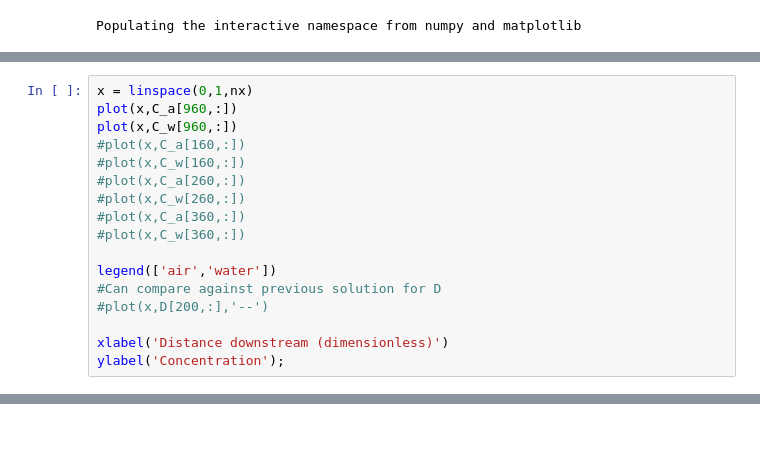
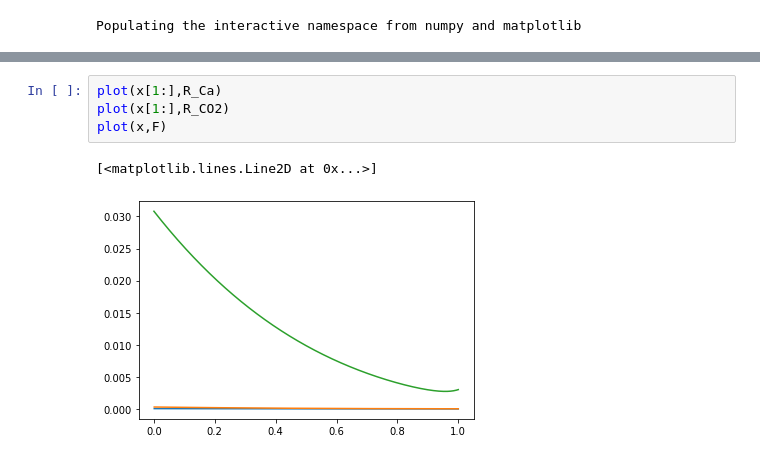
Before and after one commit to CovingtonResearchGroup/champ, a Jupyter notebook: CO2-air-water-adv-disp-exchange.ipynb, the cells around one changed output, grey strips where cells are left out. Drawn from its saved outputs; the diff is of its cells as text; blank space fills up the shorter version.

```diff
--- a/CO2-air-water-adv-disp-exchange.ipynb
+++ b/CO2-air-water-adv-disp-exchange.ipynb
@@ -231,17 +220,0 @@ bC_a[0:-1].shape
-# %%
-x = linspace(0,1,nx)
-plot(x,C_a[960,:])
-plot(x,C_w[960,:])
-#plot(x,C_a[160,:])
-#plot(x,C_w[160,:])
-#plot(x,C_a[260,:])
-#plot(x,C_w[260,:])
-#plot(x,C_a[360,:])
-#plot(x,C_w[360,:])
-
-legend(['air','water'])
-#Can compare against previous solution for D
-#plot(x,D[200,:],'--')
-
-xlabel('Distance downstream (dimensionless)')
-ylabel('Concentration');
@@ -252,0 +221,7 @@ ylabel('Concentration');
+# %%
+plot(x[1:],R_Ca)
+plot(x[1:],R_CO2)
+plot(x,F)
+# %% [output]
+[<matplotlib.lines.Line2D at 0x...>]
+[figure, added]
```
Also changed, not shown: parts of 8 cells of this notebook.
